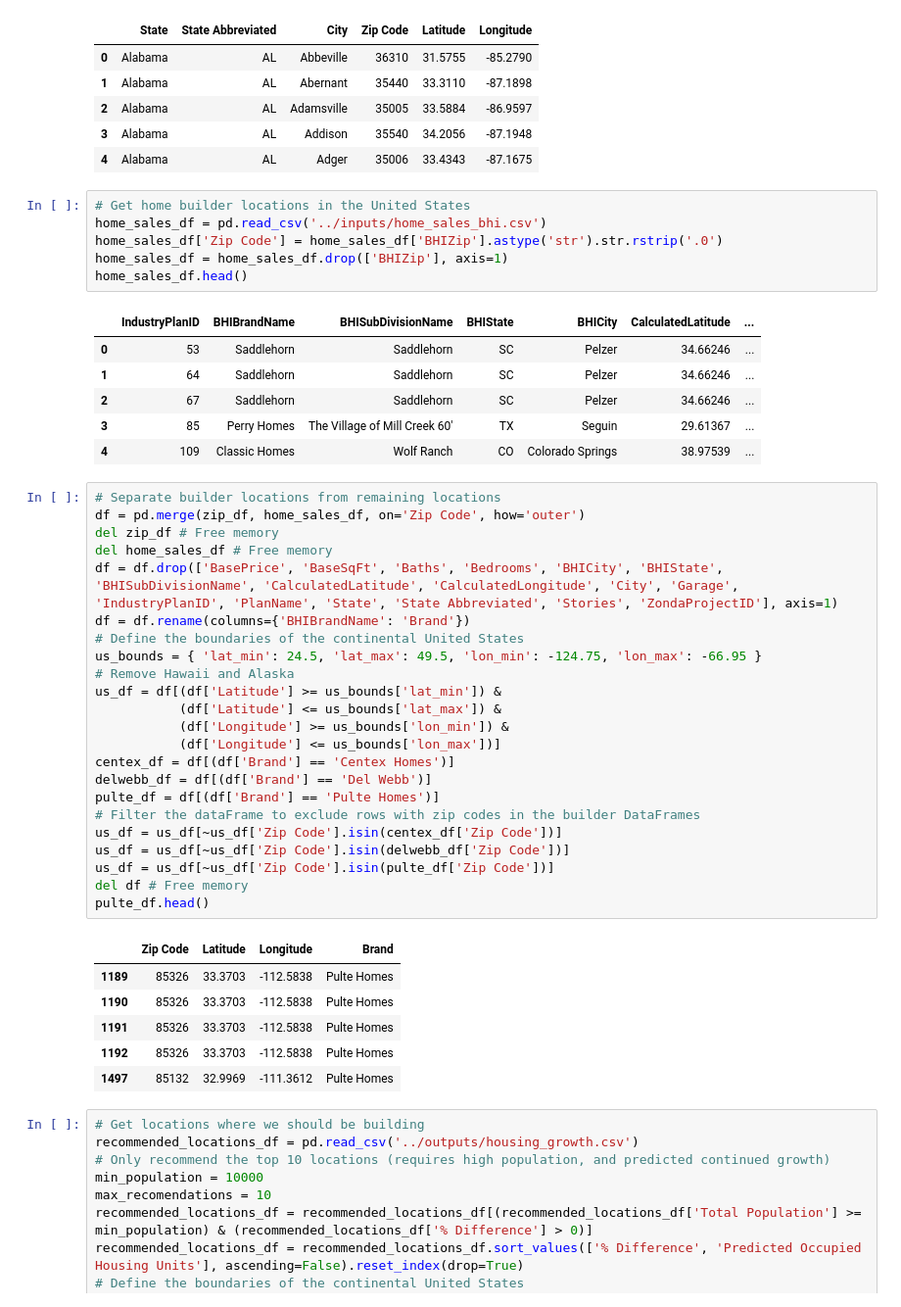
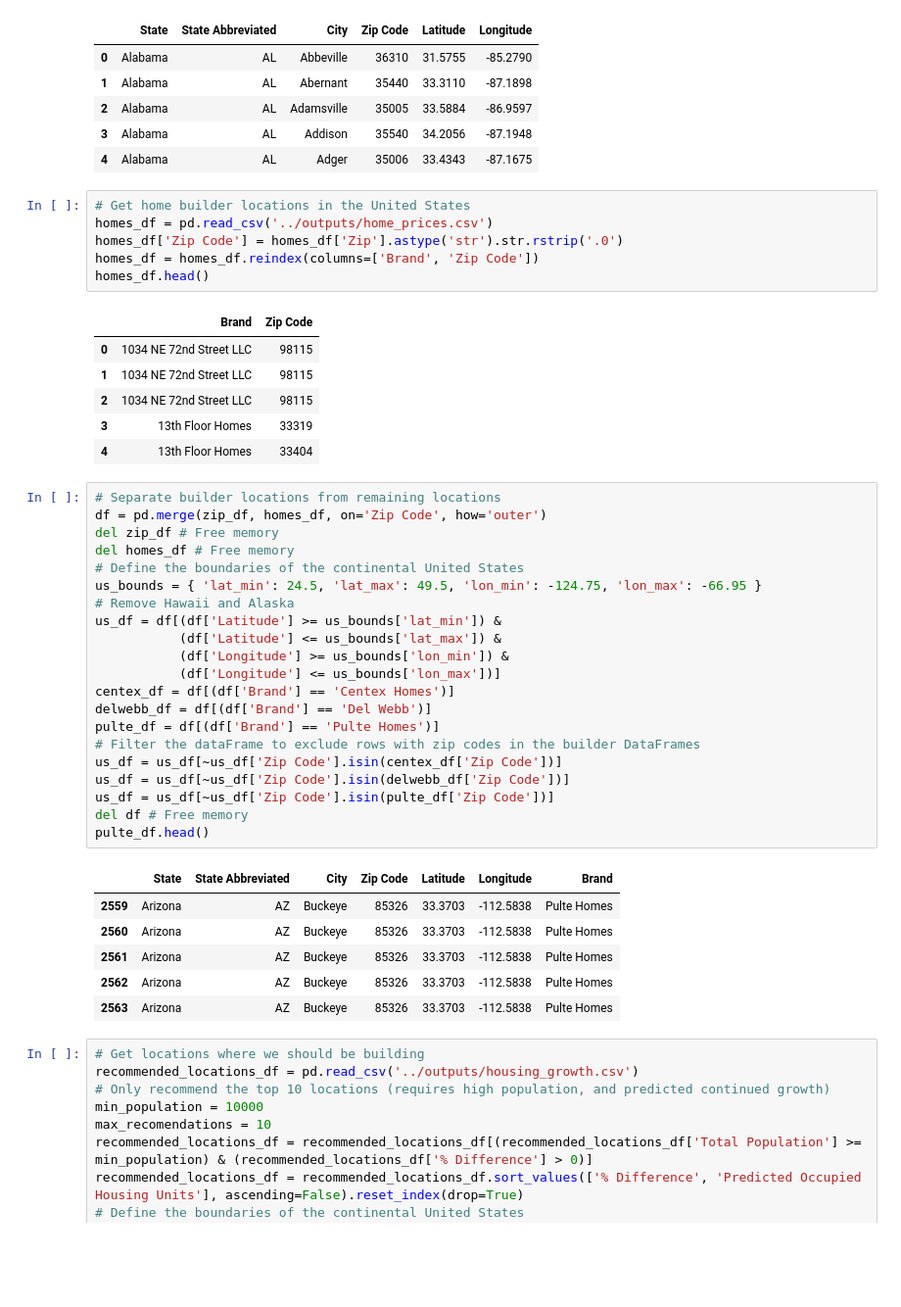
Before and after one commit to PaulGilchrist/machine-learning3, a Jupyter notebook: notebooks/postprocessing_housing_growth.ipynb, the cells around one changed output. Shown: that part at 98% size. Cells and saved outputs as stored; diff of their text form; blank space fills up the shorter version.

```diff
--- a/notebooks/postprocessing_housing_growth.ipynb
+++ b/notebooks/postprocessing_housing_growth.ipynb
@@ -19,24 +19,22 @@ zip_df.head()
 | 4 | Alabama | AL | Adger | 35006 | 33.4343 | -87.1675 |
 # %%
 # Get home builder locations in the United States
-home_sales_df = pd.read_csv('../inputs/home_sales_bhi.csv')
-home_sales_df['Zip Code'] = home_sales_df['BHIZip'].astype('str').str.rstrip('.0')
-home_sales_df = home_sales_df.drop(['BHIZip'], axis=1)
-home_sales_df.head()
+homes_df = pd.read_csv('../outputs/home_prices.csv')
+homes_df['Zip Code'] = homes_df['Zip'].astype('str').str.rstrip('.0')
+homes_df = homes_df.reindex(columns=['Brand', 'Zip Code'])
+homes_df.head()
 # %% [output]
-|  | IndustryPlanID | BHIBrandName | BHISubDivisionName | BHIState | BHICity | CalculatedLatitude | ... |
-| 0 | 53 | Saddlehorn | Saddlehorn | SC | Pelzer | 34.66246 | ... |
-| 1 | 64 | Saddlehorn | Saddlehorn | SC | Pelzer | 34.66246 | ... |
-| 2 | 67 | Saddlehorn | Saddlehorn | SC | Pelzer | 34.66246 | ... |
-| 3 | 85 | Perry Homes | The Village of Mill Creek 60' | TX | Seguin | 29.61367 | ... |
-| 4 | 109 | Classic Homes | Wolf Ranch | CO | Colorado Springs | 38.97539 | ... |
+|  | Brand | Zip Code |
+| 0 | 1034 NE 72nd Street LLC | 98115 |
+| 1 | 1034 NE 72nd Street LLC | 98115 |
+| 2 | 1034 NE 72nd Street LLC | 98115 |
+| 3 | 13th Floor Homes | 33319 |
+| 4 | 13th Floor Homes | 33404 |
 # %%
 # Separate builder locations from remaining locations
-df = pd.merge(zip_df, home_sales_df, on='Zip Code', how='outer')
+df = pd.merge(zip_df, homes_df, on='Zip Code', how='outer')
 del zip_df # Free memory
-del home_sales_df # Free memory
-df = df.drop(['BasePrice', 'BaseSqFt', 'Baths', 'Bedrooms', 'BHICity', 'BHIState', 'BHISubDivisionName', 'CalculatedLatitude', 'CalculatedLongitude', 'City', 'Garage', 'IndustryPlanID', 'PlanName', 'State', 'State Abbreviated', 'Stories', 'ZondaProjectID'], axis=1)
-df = df.rename(columns={'BHIBrandName': 'Brand'})
+del homes_df # Free memory
 # Define the boundaries of the continental United States
 us_bounds = { 'lat_min': 24.5, 'lat_max': 49.5, 'lon_min': -124.75, 'lon_max': -66.95 }
 # Remove Hawaii and Alaska
@@ -54,12 +52,12 @@ us_df = us_df[~us_df['Zip Code'].isin(pulte_df['Zip Code'])]
 del df # Free memory
 pulte_df.head()
 # %% [output]
-|  | Zip Code | Latitude | Longitude | Brand |
-| 1189 | 85326 | 33.3703 | -112.5838 | Pulte Homes |
-| 1190 | 85326 | 33.3703 | -112.5838 | Pulte Homes |
-| 1191 | 85326 | 33.3703 | -112.5838 | Pulte Homes |
-| 1192 | 85326 | 33.3703 | -112.5838 | Pulte Homes |
-| 1497 | 85132 | 32.9969 | -111.3612 | Pulte Homes |
+|  | State | State Abbreviated | City | Zip Code | Latitude | Longitude | Brand |
+| 2559 | Arizona | AZ | Buckeye | 85326 | 33.3703 | -112.5838 | Pulte Homes |
+| 2560 | Arizona | AZ | Buckeye | 85326 | 33.3703 | -112.5838 | Pulte Homes |
+| 2561 | Arizona | AZ | Buckeye | 85326 | 33.3703 | -112.5838 | Pulte Homes |
+| 2562 | Arizona | AZ | Buckeye | 85326 | 33.3703 | -112.5838 | Pulte Homes |
+| 2563 | Arizona | AZ | Buckeye | 85326 | 33.3703 | -112.5838 | Pulte Homes |
 # %%
 # Get locations where we should be building
 recommended_locations_df = pd.read_csv('../outputs/housing_growth.csv')
```
Also changed, not shown: parts of 1 cell of this notebook, 6 other files.
